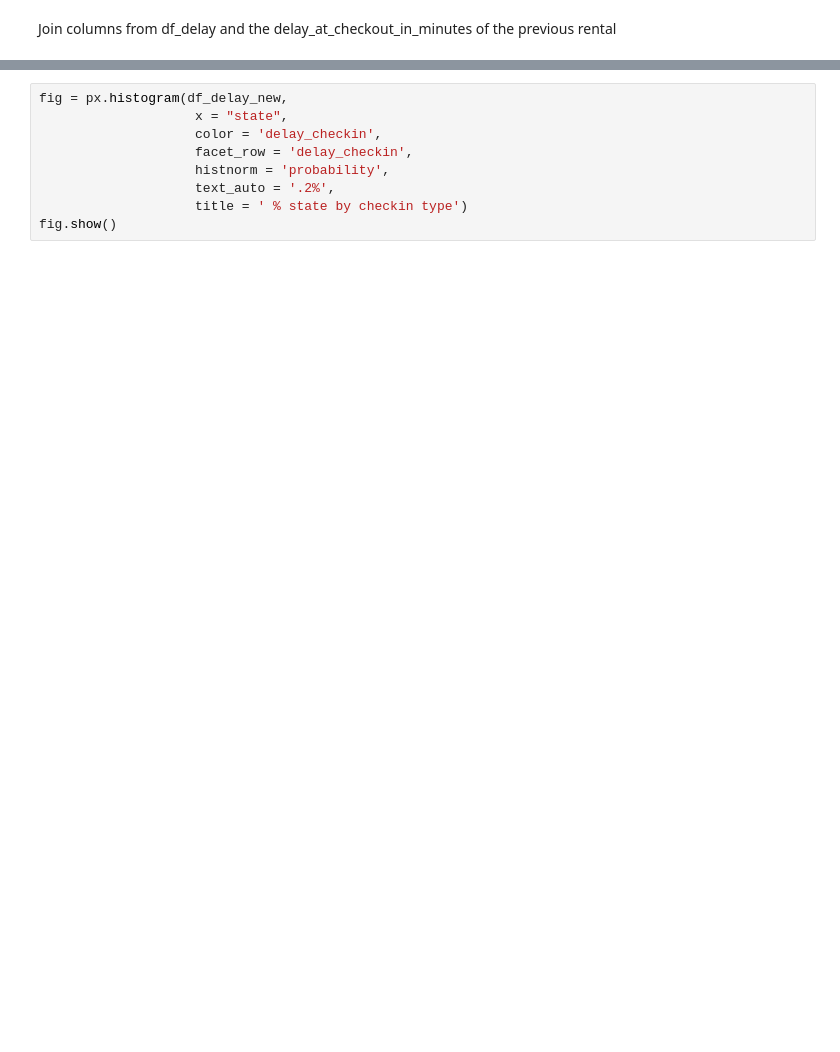
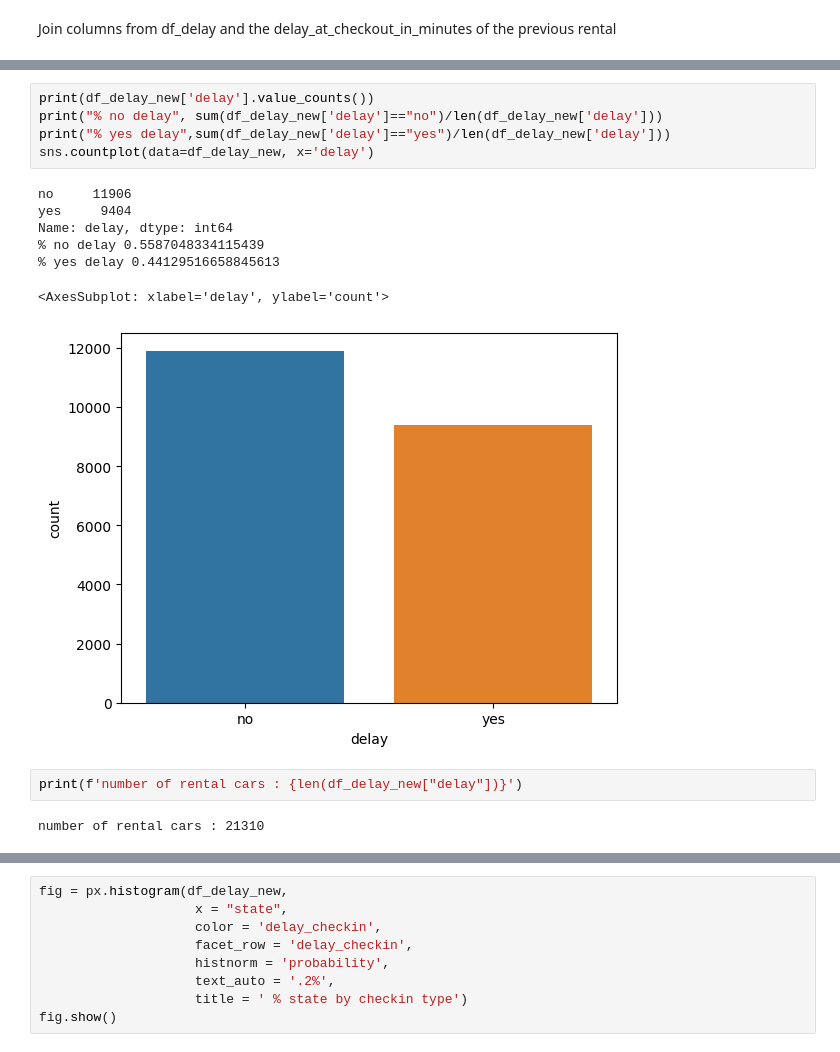
Before and after one commit to Stylomines/GetAround, a Jupyter notebook: get_around_delay.ipynb, the cells around one changed output, grey strips where cells are left out. Cells and saved outputs as stored; diff of their text form; blank space fills up the shorter version.

```diff
--- a/get_around_delay.ipynb
+++ b/get_around_delay.ipynb
@@ -188,0 +154,17 @@ df_delay_new.drop(columns=['delay_at_checkout_in_minutes_y','delay_at_checkout_i
+# %%
+print(df_delay_new['delay'].value_counts())
+print("% no delay", sum(df_delay_new['delay']=="no")/len(df_delay_new['delay']))
+print("% yes delay",sum(df_delay_new['delay']=="yes")/len(df_delay_new['delay']))
+sns.countplot(data=df_delay_new, x='delay')
+# %% [output]
+no     11906
+yes     9404
+Name: delay, dtype: int64
+% no delay 0.5587048334115439
+% yes delay 0.44129516658845613
+<AxesSubplot: xlabel='delay', ylabel='count'>
+[figure, added]
+# %%
+print(f'number of rental cars : {len(df_delay_new["delay"])}')
+# %% [output]
+number of rental cars : 21310
```
Also changed, not shown: parts of 35 cells of this notebook.
